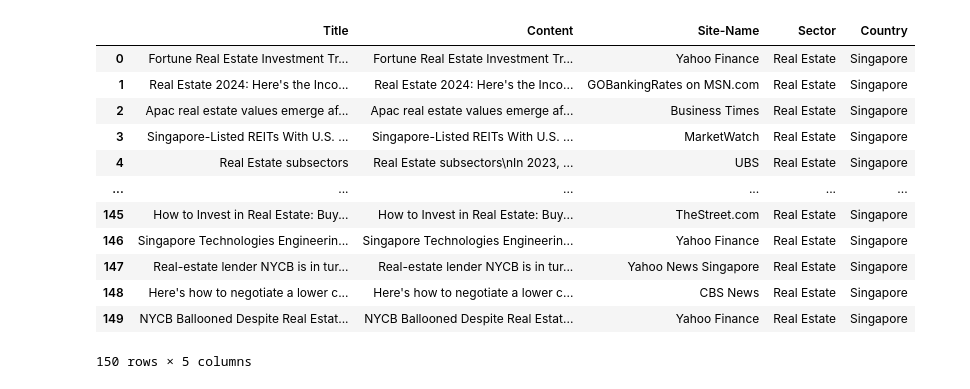
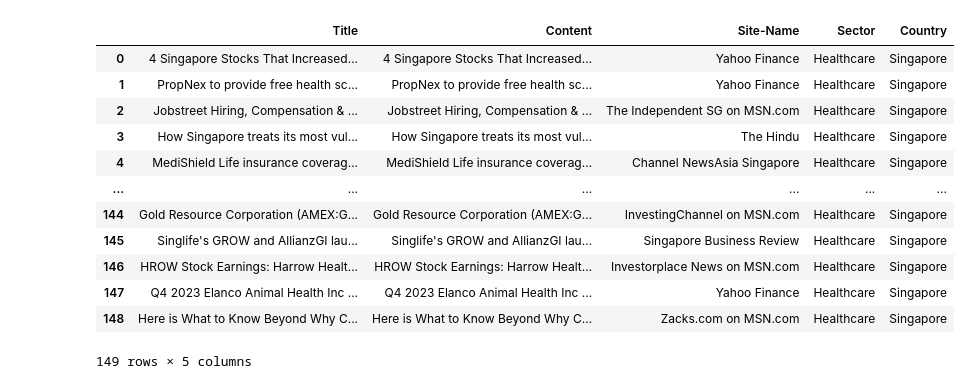
Before and after one commit to GreyScaling/Financial-Loan-Sector-Analysis, a Jupyter notebook: Scrapers/duckduckgo scrapper/ddgs.ipynb, the cells around one changed output. Saved outputs shown, nothing was run; the diff lists cells and outputs as text; code cells hidden in the pictures.

```diff
--- a/Scrapers/duckduckgo scrapper/ddgs.ipynb
+++ b/Scrapers/duckduckgo scrapper/ddgs.ipynb
@@ -29,19 +29,20 @@ def extract_content(keywords, country, sector):
 # %%
 others_df  = extract_content('covid singapore sg earnings' , 'Singapore' , 'other')
 real_estate_df = extract_content('real estate singapore sg earnings' , 'Singapore' , 'Real Estate')
+example = extract_content(' health singapore sg earnings' , 'Singapore' , 'Healthcare')
-# %%
-real_estate_df.to_csv('')
-# %% [output]
-|  | Title | Content | Site-Name | Sector | Country |
-| 0 | Fortune Real Estate Investment Tr... | Fortune Real Estate Investment Tr... | Yahoo Finance | Real Estate | Singapore |
-| 1 | Real Estate 2024: Here's the Inco... | Real Estate 2024: Here's the Inco... | GOBankingRates on MSN.com | Real Estate | Singapore |
-| 2 | Apac real estate values emerge af... | Apac real estate values emerge af... | Business Times | Real Estate | Singapore |
-| 3 | Singapore-Listed REITs With U.S. ... | Singapore-Listed REITs With U.S. ... | MarketWatch | Real Estate | Singapore |
-| 4 | Real Estate subsectors | Real Estate subsectors\nIn 2023, ... | UBS | Real Estate | Singapore |
-| ... | ... | ... | ... | ... | ... |
-| 145 | How to Invest in Real Estate: Buy... | How to Invest in Real Estate: Buy... | TheStreet.com | Real Estate | Singapore |
-| 146 | Singapore Technologies Engineerin... | Singapore Technologies Engineerin... | Yahoo Finance | Real Estate | Singapore |
-| 147 | Real-estate lender NYCB is in tur... | Real-estate lender NYCB is in tur... | Yahoo News Singapore | Real Estate | Singapore |
-| 148 | Here's how to negotiate a lower c... | Here's how to negotiate a lower c... | CBS News | Real Estate | Singapore |
-| 149 | NYCB Ballooned Despite Real Estat... | NYCB Ballooned Despite Real Estat... | Yahoo Finance | Real Estate | Singapore |
-150 rows × 5 columns
+# %%
+example
+# %% [output]
+|  | Title | Content | Site-Name | Sector | Country |
+| 0 | 4 Singapore Stocks That Increased... | 4 Singapore Stocks That Increased... | Yahoo Finance | Healthcare | Singapore |
+| 1 | PropNex to provide free health sc... | PropNex to provide free health sc... | Yahoo Finance | Healthcare | Singapore |
+| 2 | Jobstreet Hiring, Compensation & ... | Jobstreet Hiring, Compensation & ... | The Independent SG on MSN.com | Healthcare | Singapore |
+| 3 | How Singapore treats its most vul... | How Singapore treats its most vul... | The Hindu | Healthcare | Singapore |
+| 4 | MediShield Life insurance coverag... | MediShield Life insurance coverag... | Channel NewsAsia Singapore | Healthcare | Singapore |
+| ... | ... | ... | ... | ... | ... |
+| 144 | Gold Resource Corporation (AMEX:G... | Gold Resource Corporation (AMEX:G... | InvestingChannel on MSN.com | Healthcare | Singapore |
+| 145 | Singlife's GROW and AllianzGI lau... | Singlife's GROW and AllianzGI lau... | Singapore Business Review | Healthcare | Singapore |
+| 146 | HROW Stock Earnings: Harrow Healt... | HROW Stock Earnings: Harrow Healt... | Investorplace News on MSN.com | Healthcare | Singapore |
+| 147 | Q4 2023 Elanco Animal Health Inc ... | Q4 2023 Elanco Animal Health Inc ... | Yahoo Finance | Healthcare | Singapore |
+| 148 | Here is What to Know Beyond Why C... | Here is What to Know Beyond Why C... | Zacks.com on MSN.com | Healthcare | Singapore |
+149 rows × 5 columns
```
Also changed, not shown: parts of 1 cell of this notebook, 7 other files.
